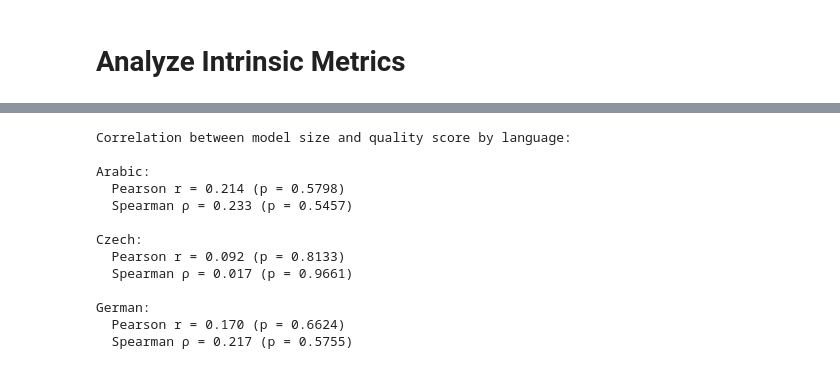
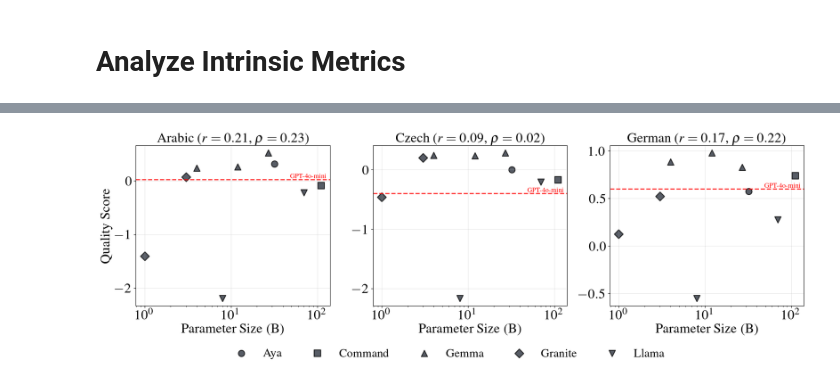
Before and after one commit to ljvmiranda921/polyglot-teachers, a Jupyter notebook: notebooks/2025-11-24-data-quality-metrics/02_visualize_quality_metrics.ipynb, the cells around one changed output, grey strips where cells are left out. Drawn from its saved outputs; the diff is of its cells as text; code cells hidden in the pictures.

```diff
--- a/notebooks/2025-11-24-data-quality-metrics/02_visualize_quality_metrics.ipynb
+++ b/notebooks/2025-11-24-data-quality-metrics/02_visualize_quality_metrics.ipynb
@@ -180,59 +180,35 @@ for idx, (lang, ax) in enumerate(zip(languages, axes)):
         fontsize=12,
         color="red",
         va="bottom",
         ha="right",
     )
 
     # Add both correlations to title
     pearson_corr = correlations[lang]["pearson"]
     spearman_corr = correlations[lang]["spearman"]
-    ax.set_title(f"{language_names[lang]} ($r={pearson_corr:.2f}$, $\\rho={spearman_corr:.2f}$)")
+    ax.set_title(
+        f"{language_names[lang]} ($r={pearson_corr:.2f}$, $\\rho={spearman_corr:.2f}$)"
+    )
     ax.set_xlabel("Parameter Size (B)")
     ax.set_xscale("log")
     ax.set_ylabel("Quality Score" if idx == 0 else "")
     ax.grid(True, alpha=0.3)
 
 # Add legend centered below all subplots
 fig.legend(
     *axes[2].get_legend_handles_labels(),
     frameon=False,
     loc="lower center",
     bbox_to_anchor=(0.5, -0.10),
     ncol=5,
     fontsize=21,
 )
 
 plt.tight_layout()
 
 # Save figure
 fig.savefig("figures/model_size_vs_quality_by_language.png", dpi=300, bbox_inches="tight")  # fmt: skip
 
 plt.show()
+# %% [output]
+[figure, added]
-# %%
-# Print correlation summary
-print("Correlation between model size and quality score by language:\n")
-for lang in ["ar", "cs", "de"]:
-    lang_name = {"ar": "Arabic", "cs": "Czech", "de": "German"}[lang]
-    pearson = correlations[lang]["pearson"]
-    pearson_p = correlations[lang]["pearson_p"]
-    spearman = correlations[lang]["spearman"]
-    spearman_p = correlations[lang]["spearman_p"]
-
-    print(f"{lang_name}:")
-    print(f"  Pearson r = {pearson:.3f} (p = {pearson_p:.4f})")
-    print(f"  Spearman ρ = {spearman:.3f} (p = {spearman_p:.4f})")
-    print()
-# %% [output]
-Correlation between model size and quality score by language:
-
-Arabic:
-  Pearson r = 0.214 (p = 0.5798)
-  Spearman ρ = 0.233 (p = 0.5457)
-
-Czech:
-  Pearson r = 0.092 (p = 0.8133)
-  Spearman ρ = 0.017 (p = 0.9661)
-
-German:
-  Pearson r = 0.170 (p = 0.6624)
-  Spearman ρ = 0.217 (p = 0.5755)
```
